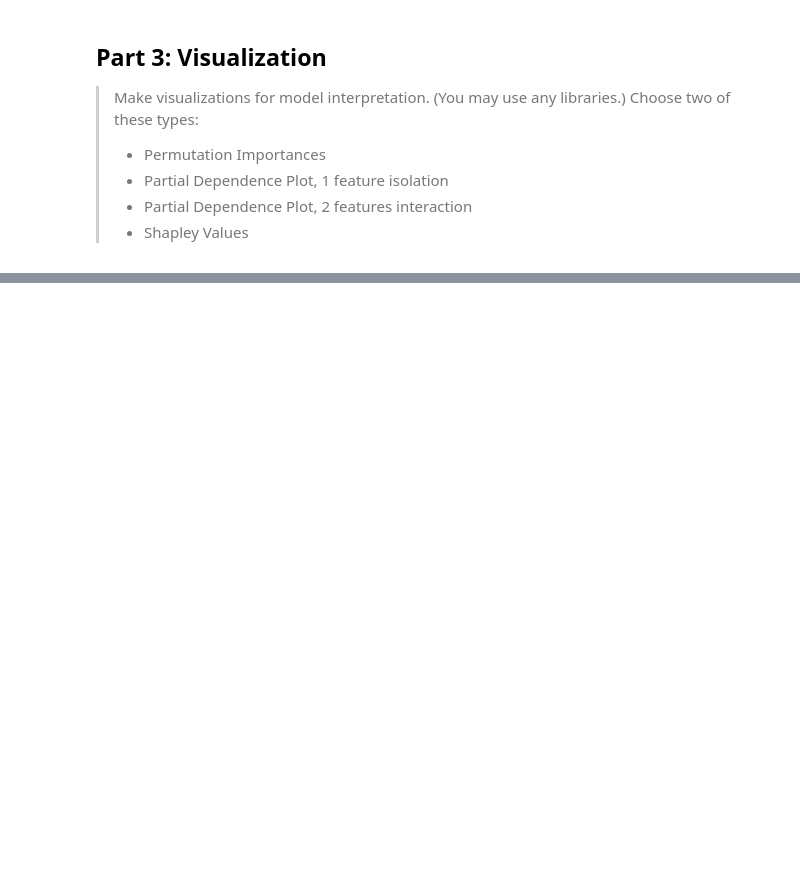
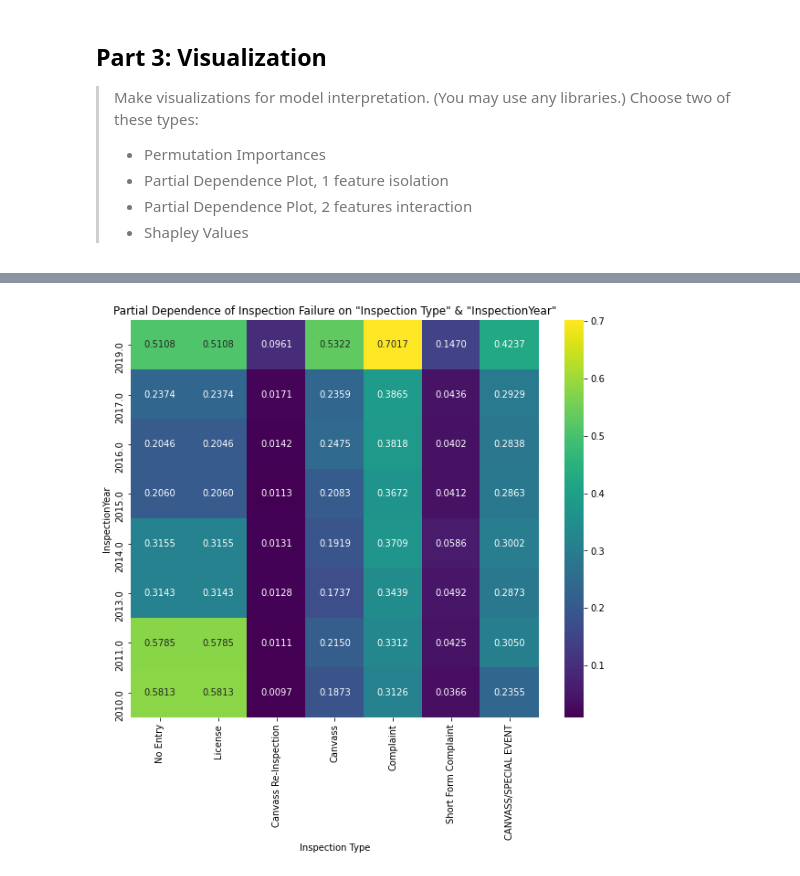
Before and after one commit to nsriniva/DS-Unit-2-Applied-Modeling, a Jupyter notebook: DS_U2_Sprint3_Challenge.ipynb, the cells around one changed output, grey strips where cells are left out. Drawn from its saved outputs; the diff is of its cells as text; code cells hidden in the pictures; blank space fills up the shorter version.

```diff
--- a/DS_U2_Sprint3_Challenge.ipynb
+++ b/DS_U2_Sprint3_Challenge.ipynb
@@ -394,0 +449,13 @@ test_roc_auc
+# %%
+pdp = interaction.pdp.pivot_table(
+    values='preds',
+    columns=features[0], # First feature on x axis
+    index=features[1]    # Next feature on y axis
+)[::-1]  # Reverse the index order so y axis is ascending
+
+pdp = pdp.rename(columns=dict(zip(inspect_type_cat, inspect_type_names)))
+plt.figure(figsize=(10,8));
+sns.heatmap(pdp, annot=True, fmt='.4f', cmap='viridis')
+plt.title(f'Partial Dependence of Inspection Failure on "{features[0]}" & "{features[1]}"');
+# %% [output]
+[figure, added]
```
Also changed, not shown: parts of 13 cells of this notebook.
